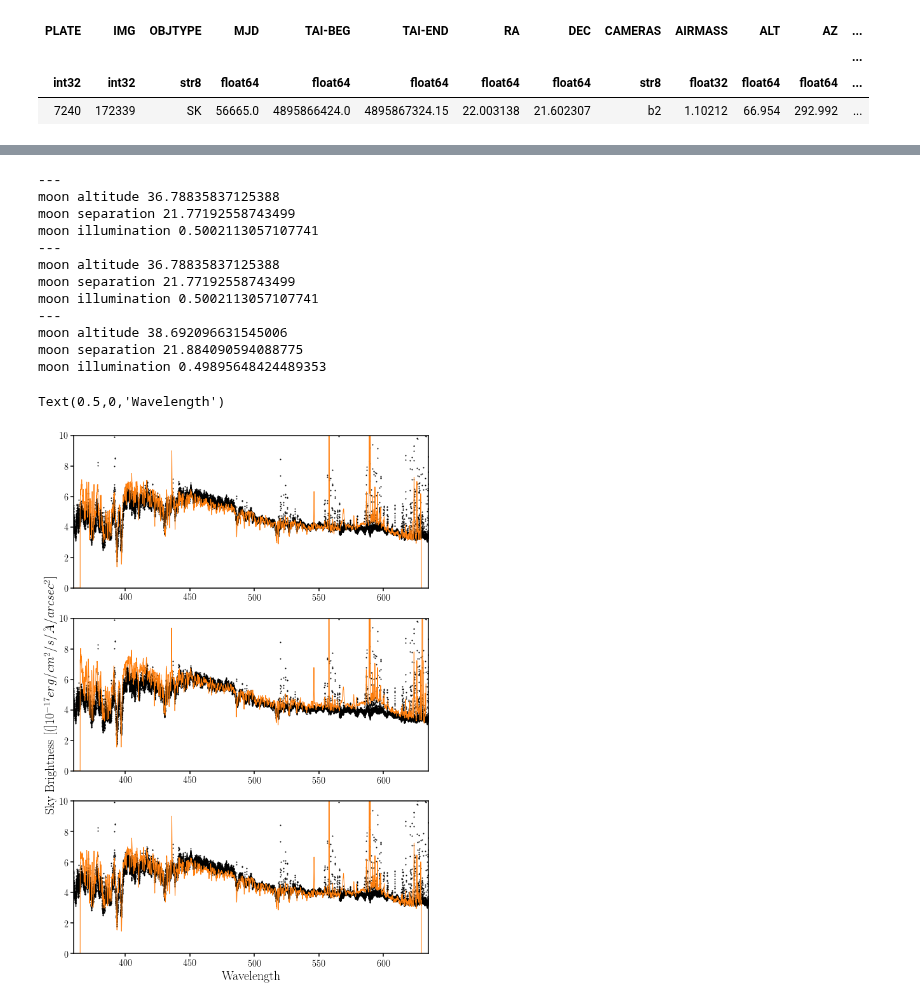
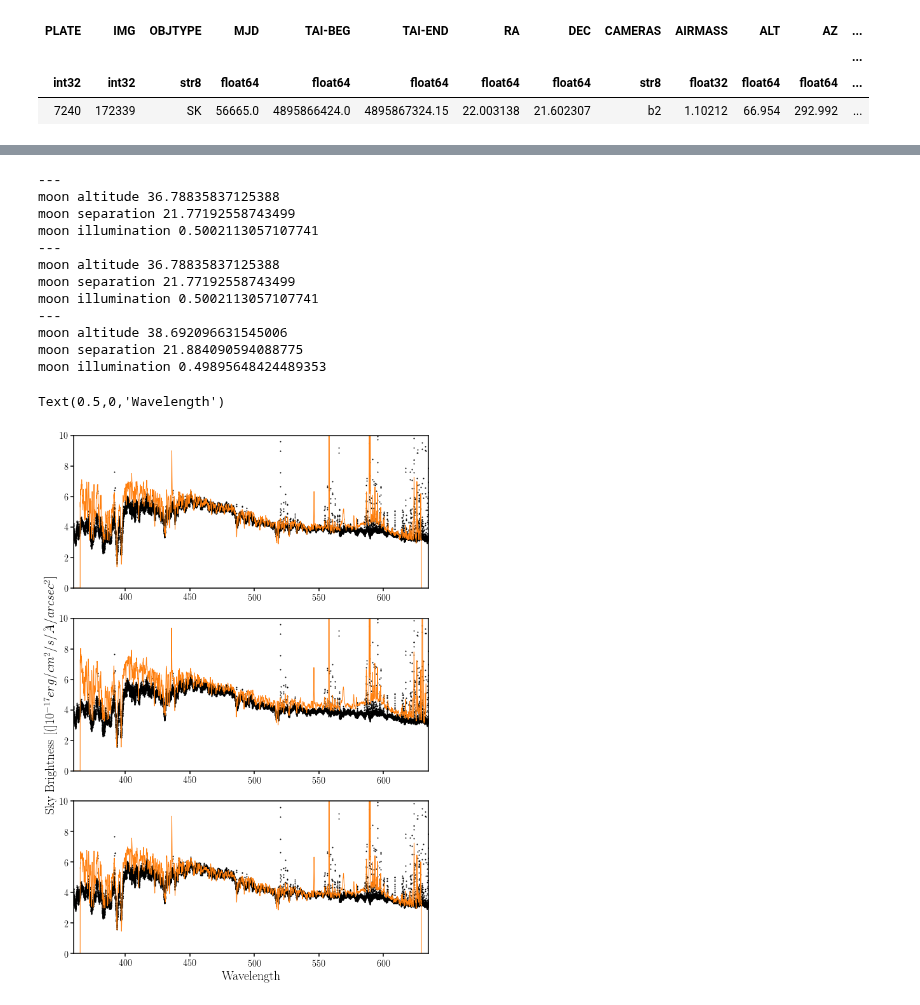
Before and after one commit to desi-bgs/feasiBGS, a Jupyter notebook: notebook/local_bright_bosssky.ipynb, the cells around one changed output, grey strips where cells are left out. Drawn from its saved outputs; the diff is of its cells as text; code cells hidden in the pictures.

Commit message:
closer look at the ratio between specsim bright sky and BOSS bright sky

```diff
--- a/notebook/local_bright_bosssky.ipynb
+++ b/notebook/local_bright_bosssky.ipynb
@@ -69,13 +67,13 @@ brightest = np.argmax(blue_skyavg)
 fig = plt.figure(figsize=(10, 20))
 for i, k in enumerate(['MOON_ILL', 'MOON_ALT', 'MOON_SEP', 'AIRMASS']):
     sub = fig.add_subplot(4,1,i+1)
-    sub.scatter(boss_blue[k], blue_skyavg/np.pi, c='k', s=1)
+    sub.scatter(boss_blue[k], blue460, c='k', s=1)
     sub.set_xlabel(' '.join(k.split('_')), fontsize=25)
     if i == 0:
         sub.set_xlim([0.,1.])
     elif i == 1:
         sub.set_xlim([0., 90.])
-        sub.set_ylabel('Avg Blue Sky Brightness', fontsize=25)
+        sub.set_ylabel('Blue Sky Brightness at 4600A', fontsize=25)
     elif i == 2:
         sub.set_xlim([0., 180.])
     elif i == 3:
@@ -128,7 +126,7 @@ boss_blue[brightest]
 | int32 | int32 | str8 | float64 | float64 | float64 | float64 | float64 | str8 | float32 | float64 | float64 | ... |
 | 7240 | 172339 | SK | 56665.0 | 4895866424.0 | 4895867324.15 | 22.003138 | 21.602307 | b2 | 1.10212 | 66.954 | 292.992 | ... |
 # %%
-for i in np.argsort(blue_skyavg)[::-1][:5]:
+for i in np.argsort(blue460)[::-1][:5]:
     print '---'
     print 'moon altitude', boss_blue[i]['MOON_ALT']
     print 'moon separation', boss_blue[i]['MOON_SEP']
@@ -166,12 +155,12 @@ desi = FM.SimulatorHacked(config, num_fibers=1, camera_output=True)
+# %%
+sky_model = specsim.simulator.Simulator('desi').atmosphere
 # %%
 def KS_sky(atbl):
-    #desi.atmosphere.moon.moon_phase = atbl['MOON_PHASE']/np.pi
-    desi.atmosphere.moon.moon_phase = np.arccos(2.*atbl['MOON_ILL'] - 1)/np.pi
-    desi.atmosphere.moon.moon_zenith = (90. - atbl['MOON_ALT']) * u.deg
-    desi.atmosphere.airmass = atbl['AIRMASS']
-    desi.atmosphere.moon.separation_angle = atbl['MOON_SEP'] * u.deg
-    sbright_unit = u.erg / (u.arcsec**2 * u.Angstrom * u.s * u.cm ** 2 )
-    return (surface_brightness_dict['dark'] + desi.atmosphere.moon.surface_brightness.value * sbright_unit)
+    sky_model.airmass = atbl['AIRMASS']
+    sky_model.moon.moon_phase = np.arccos(2.*atbl['MOON_ILL'] - 1)/np.pi
+    sky_model.moon.moon_zenith = (90. - atbl['MOON_ALT']) * u.deg
+    sky_model.moon.separation_angle = atbl['MOON_SEP'] * u.deg
+    return sky_model.surface_brightness
 # %%
 fig = plt.figure(figsize=(10,5))
 sub = fig.add_subplot(111)
@@ -190,31 +177,31 @@ sub.set_ylim([0., 20])
 # %%
 fig = plt.figure(figsize=(10,15))
 for ii, i in enumerate([0, 1, 2]):#np.random.choice(range(len(blue_skyavg)), 3, replace=False)):
     print '---'
     print 'moon altitude', boss_blue[i]['MOON_ALT']
     print 'moon separation', boss_blue[i]['MOON_SEP']
     print 'moon illumination', boss_blue[i]['MOON_ILL']
     sub = fig.add_subplot(3,1,ii+1)
     sub.plot(boss_blue['WAVE'][i], boss_blue['SKY'][i]/np.pi, lw=1, c='C1')
     KS_i = KS_sky(boss_blue[i])
-    sub.scatter(w/10., KS_i, s=1, c='k')
+    sub.scatter(sky_model._wavelength/10., KS_i, s=1, c='k')
     sub.set_xlim([360., 635])
     if ii == 1:
         sub.set_ylabel('Sky Brightness [(]$10^{-17} erg/cm^{2}/s/\AA/arcsec^2$]', fontsize=20)
     sub.set_ylim([0., 10])
 sub.set_xlabel('Wavelength', fontsize=20)
 # %% [output]
 ---
 moon altitude 36.78835837125388
 moon separation 21.77192558743499
 moon illumination 0.5002113057107741
 ---
 moon altitude 36.78835837125388
 moon separation 21.77192558743499
 moon illumination 0.5002113057107741
 ---
 moon altitude 38.692096631545006
 moon separation 21.884090594088775
 moon illumination 0.49895648424489353
 Text(0.5,0,'Wavelength')
-[figure, old version]
+[figure, new version]
```
Also changed, not shown: parts of 18 cells of this notebook.
